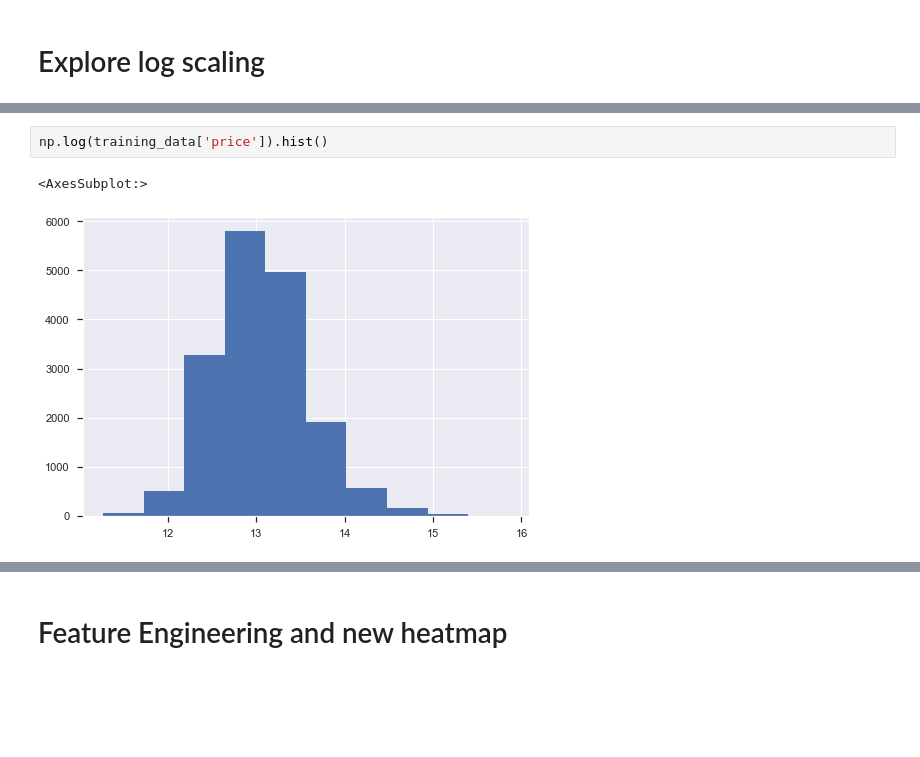
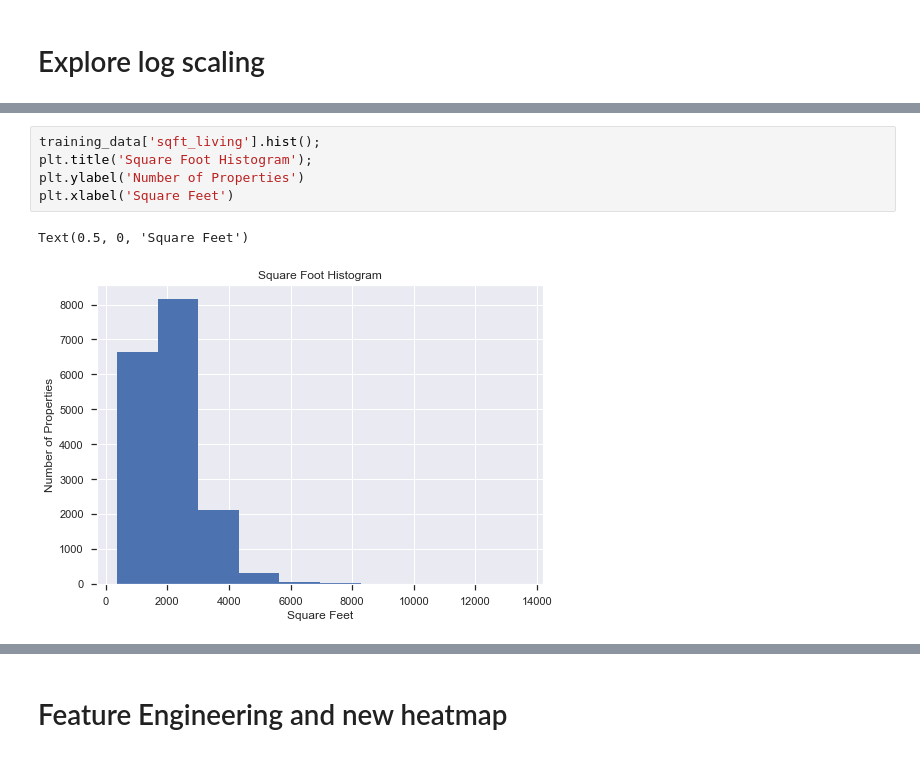
Before and after one commit to LindstromKyle/DSC-Flatiron-Project-2, a Jupyter notebook: Final_Notebook.ipynb, the cells around one changed output, grey strips where cells are left out. Saved outputs shown, nothing was run; the diff lists cells and outputs as text; blank space fills up the shorter version.

```diff
--- a/Final_Notebook.ipynb
+++ b/Final_Notebook.ipynb
@@ -150,5 +135,8 @@ training_data['price'].hist()
-# %%
-np.log(training_data['price']).hist()
-# %% [output]
-<AxesSubplot:>
-[figure, removed]
+# %%
+training_data['sqft_living'].hist();
+plt.title('Square Foot Histogram');
+plt.ylabel('Number of Properties')
+plt.xlabel('Square Feet')
+# %% [output]
+Text(0.5, 0, 'Square Feet')
+[figure, added]
```
Also changed, not shown: parts of 8 cells of this notebook, 5 other files.
